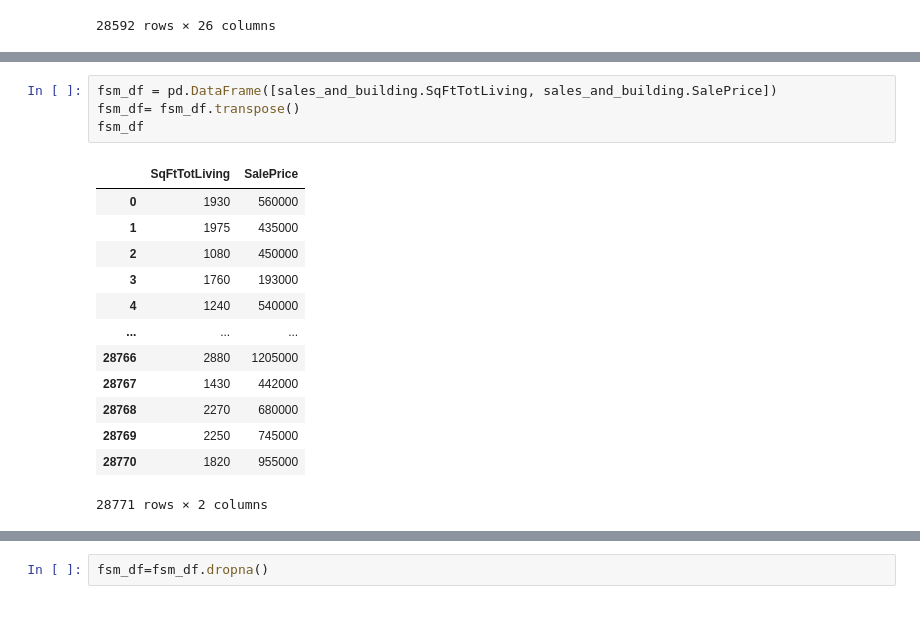
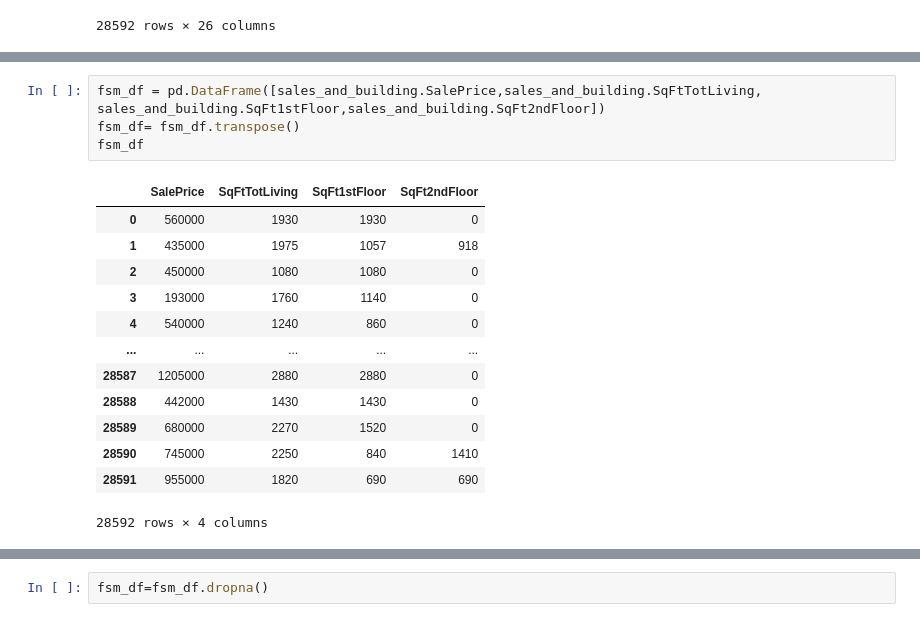
Before and after one commit to chum46/housing_sales_king_county, a Jupyter notebook: notebooks/exploratory/02_js_exploratory_questions_1.ipynb, the cells around one changed output, grey strips where cells are left out. Cells and saved outputs as stored; diff of their text form.

```diff
--- a/notebooks/exploratory/02_js_exploratory_questions_1.ipynb
+++ b/notebooks/exploratory/02_js_exploratory_questions_1.ipynb
@@ -141,18 +153,18 @@ sales_and_building
 # %%
-fsm_df = pd.DataFrame([sales_and_building.SqFtTotLiving, sales_and_building.SalePrice])
+fsm_df = pd.DataFrame([sales_and_building.SalePrice,sales_and_building.SqFtTotLiving, sales_and_building.SqFt1stFloor,sales_and_building.SqFt2ndFloor])
 fsm_df= fsm_df.transpose()
 fsm_df
 # %% [output]
-|  | SqFtTotLiving | SalePrice |
-| 0 | 1930 | 560000 |
-| 1 | 1975 | 435000 |
-| 2 | 1080 | 450000 |
-| 3 | 1760 | 193000 |
-| 4 | 1240 | 540000 |
-| ... | ... | ... |
-| 28766 | 2880 | 1205000 |
-| 28767 | 1430 | 442000 |
-| 28768 | 2270 | 680000 |
-| 28769 | 2250 | 745000 |
-| 28770 | 1820 | 955000 |
+|  | SalePrice | SqFtTotLiving | SqFt1stFloor | SqFt2ndFloor |
+| 0 | 560000 | 1930 | 1930 | 0 |
+| 1 | 435000 | 1975 | 1057 | 918 |
+| 2 | 450000 | 1080 | 1080 | 0 |
+| 3 | 193000 | 1760 | 1140 | 0 |
+| 4 | 540000 | 1240 | 860 | 0 |
+| ... | ... | ... | ... | ... |
+| 28587 | 1205000 | 2880 | 2880 | 0 |
+| 28588 | 442000 | 1430 | 1430 | 0 |
+| 28589 | 680000 | 2270 | 1520 | 0 |
+| 28590 | 745000 | 2250 | 840 | 1410 |
+| 28591 | 955000 | 1820 | 690 | 690 |
-28771 rows × 2 columns
+28592 rows × 4 columns
```
Also changed, not shown: parts of 19 cells of this notebook, 4 other files.
